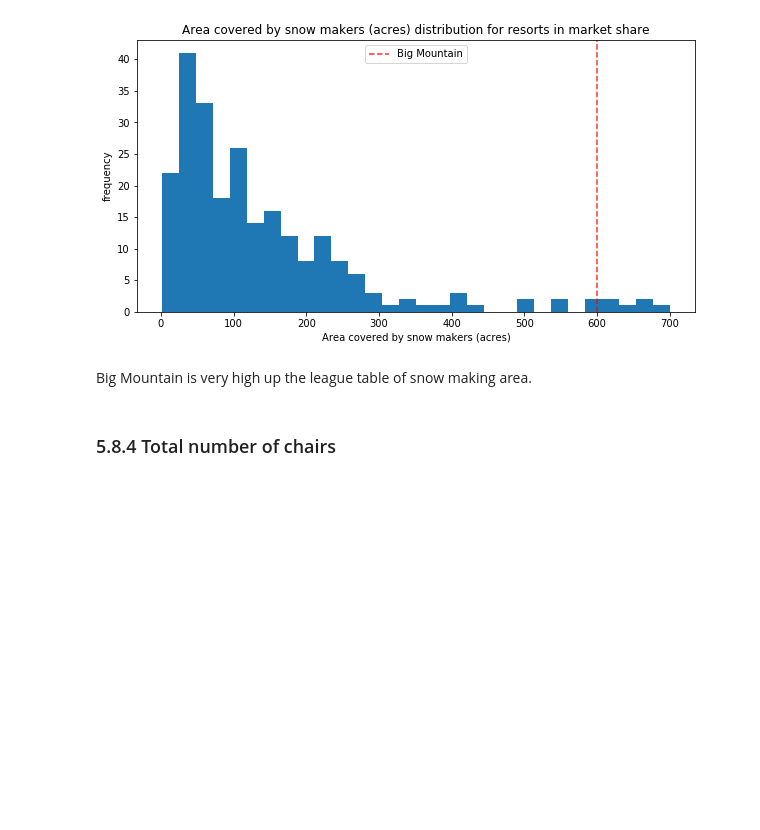
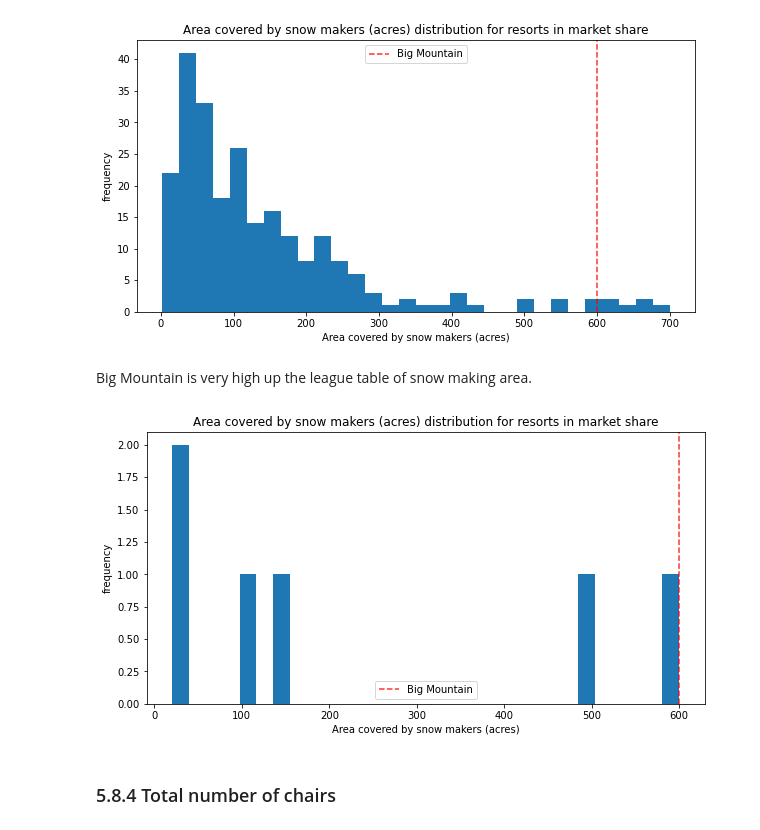
Before and after one commit to asullivan42/DataScienceGuidedCapstone, a Jupyter notebook: Notebooks/05_modeling.ipynb, the cells around one changed output. Drawn from its saved outputs; the diff is of its cells as text; code cells hidden in the pictures; blank space fills up the shorter version.

```diff
--- a/Notebooks/05_modeling.ipynb
+++ b/Notebooks/05_modeling.ipynb
@@ -233,6 +267,10 @@ plot_compare('Snow Making_ac', 'Area covered by snow makers (acres)')
 [figure]
 # %% [markdown]
 Big Mountain is very high up the league table of snow making area.
+# %%
+plot_compare('Snow Making_ac', 'Area covered by snow makers (acres)', state='Montana')
+# %% [output]
+[figure, added]
 # %% [markdown]
 ### 5.8.4 Total number of chairs<a id='5.8.4_Total_number_of_chairs'></a>
 # %%
```
Also changed, not shown: parts of 22 cells of this notebook, 7 other files.
